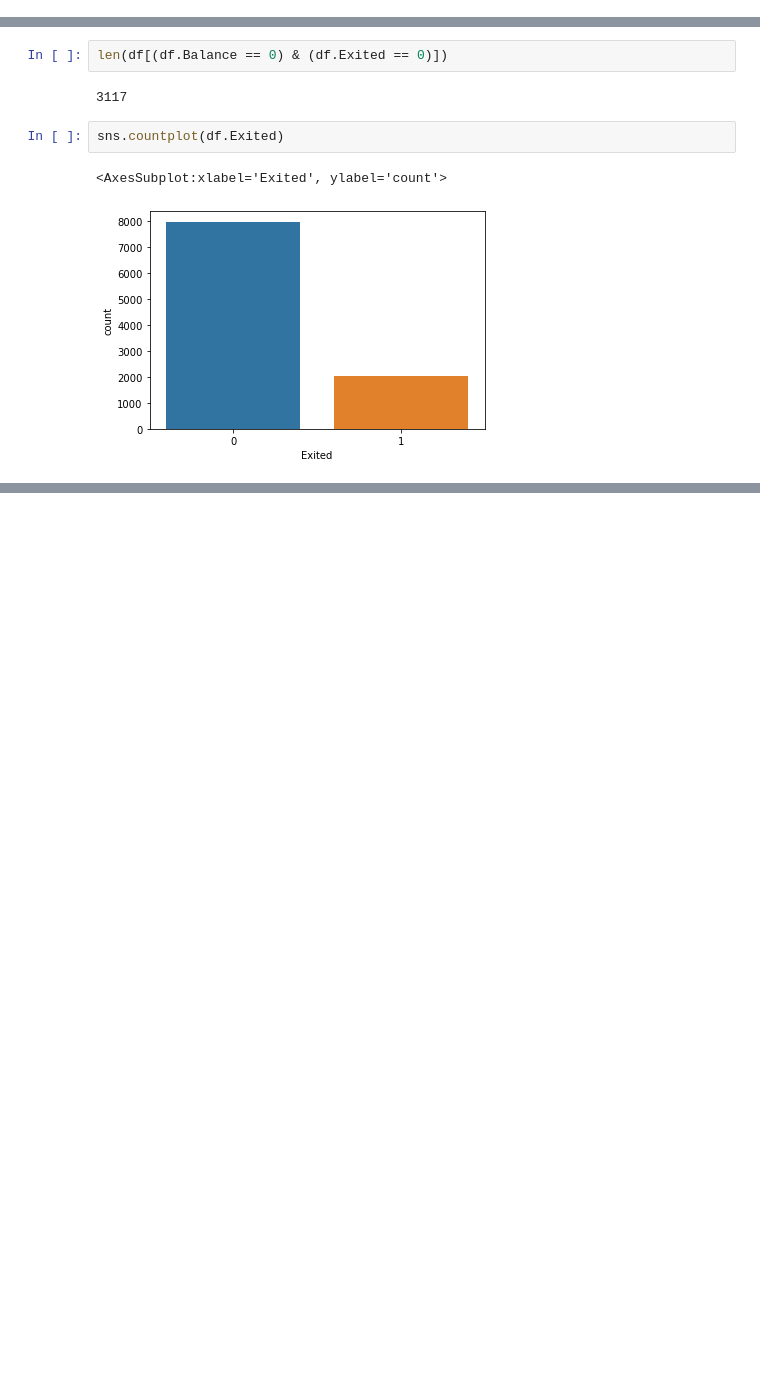
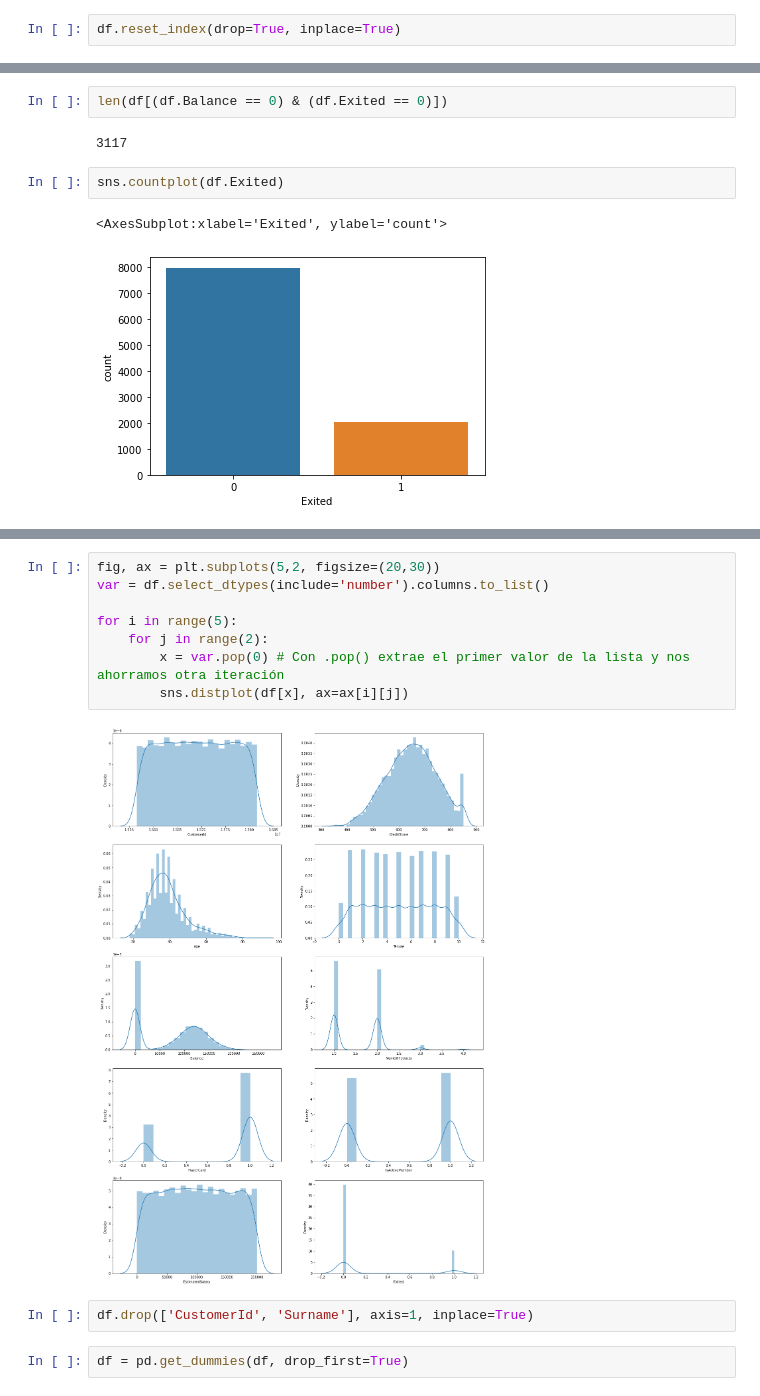
Before and after one commit to borjatv/project-ml-bank-churn, a Jupyter notebook: Exploracion.ipynb, the cells around one changed output, grey strips where cells are left out. Drawn from its saved outputs; the diff is of its cells as text; blank space fills up the shorter version.

```diff
--- a/Exploracion.ipynb
+++ b/Exploracion.ipynb
@@ -5,5 +10,7 @@ import seaborn as sns
 # %%
 df = pd.read_csv('./Churn_Modelling.csv', index_col=0)
+# %%
+df.reset_index(drop=True, inplace=True)
 # %%
 df.head()
 # %% [output]
@@ -82,0 +100,14 @@ sns.countplot(df.Exited)
+# %%
+fig, ax = plt.subplots(5,2, figsize=(20,30))
+var = df.select_dtypes(include='number').columns.to_list()
+
+for i in range(5):
+    for j in range(2):
+        x = var.pop(0) # Con .pop() extrae el primer valor de la lista y nos ahorramos otra iteración
+        sns.distplot(df[x], ax=ax[i][j])
+# %% [output]
+[figure, added]
+# %%
+df.drop(['CustomerId', 'Surname'], axis=1, inplace=True)
+# %%
+df = pd.get_dummies(df, drop_first=True)
```
Also changed, not shown: parts of 52 cells of this notebook, 1 other file.
